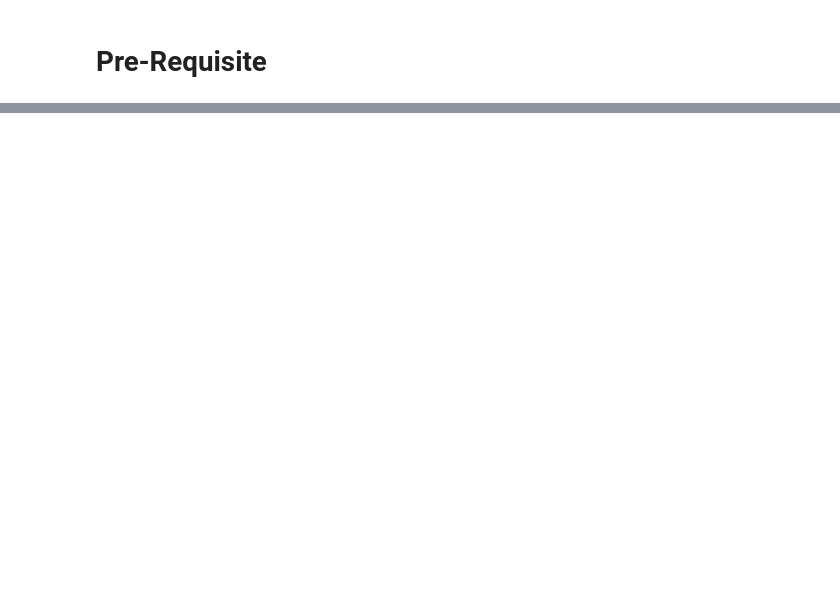
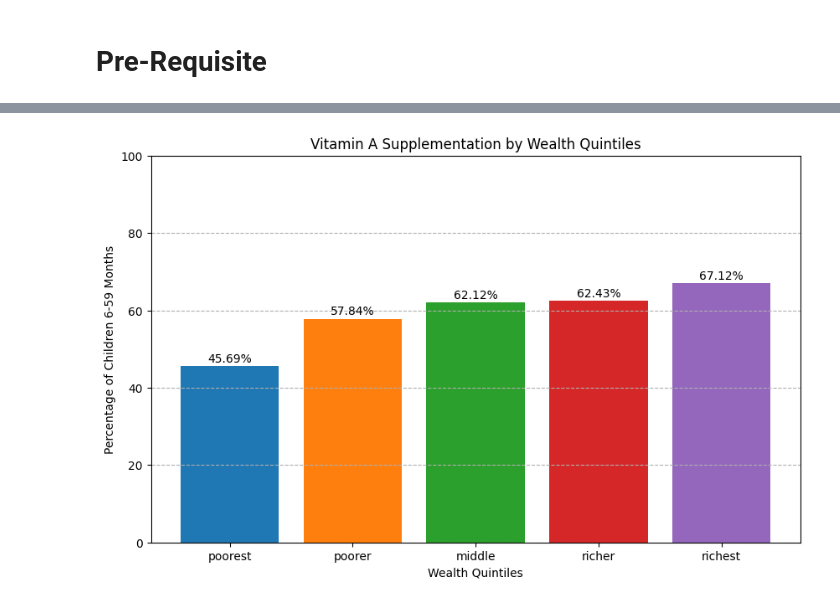
Before and after one commit to ShabibSaleh/DPAM-Nutrition, a Jupyter notebook: DPAM_Nutrition.ipynb, the cells around one changed output, grey strips where cells are left out. Saved outputs shown, nothing was run; the diff lists cells and outputs as text; code cells hidden in the pictures; blank space fills up the shorter version.

```diff
--- a/DPAM_Nutrition.ipynb
+++ b/DPAM_Nutrition.ipynb
@@ -131,15 +4,0 @@ memory usage: 1.2 MB
-# %%
-import matplotlib.pyplot as plt
-import seaborn as sns
-
-# Set the style of seaborn
-sns.set(style="whitegrid")
-
-# Plotting the relationship between median_income and median_house_value
-plt.figure(figsize=(10, 6))
-sns.scatterplot(data=housing_data, x='median_income', y='median_house_value', alpha=0.5)
-
-plt.title('Relationship Between Median Income and Median House Value', fontsize=16)
-plt.xlabel('Median Income (tens of thousands of dollars)', fontsize=12)
-plt.ylabel('Median House Value ($)', fontsize=12)
-plt.show()
@@ -168,0 +5,65 @@ plt.show()
+# %%
+import pandas as pd
+import numpy as np
+import matplotlib.pyplot as plt
+from statsmodels.stats.proportion import proportion_confint
+
+# Load the data
+file_path = 'sample_data/VitA.csv'
+data = pd.read_csv(file_path)
+
+# Data Cleaning
+data_cleaned = data.rename(columns=lambda x: x.strip().replace(" ", "_").lower())
+columns_to_drop = data_cleaned.columns[data_cleaned.isnull().sum() > (0.5 * len(data_cleaned))]
+data_cleaned = data_cleaned.drop(columns=columns_to_drop)
+data_cleaned.drop_duplicates(inplace=True)
+categorical_cols = data_cleaned.select_dtypes(include=['object']).columns
+data_cleaned[categorical_cols] = data_cleaned[categorical_cols].astype('category')
+
+# Analysis
+# Filter data for children aged 6-59 months
+age_filtered_data = data_cleaned[(data_cleaned['current_age_of_child'] >= 6) & (data_cleaned['current_age_of_child'] <= 59) & (data_cleaned['whether_child_was_alive_or_dead_at_the_time_of_interview'] == 'yes')]
+
+# Calculate percentages by wealth quintiles
+wealth_quintiles = ['poorest', 'poorer', 'middle', 'richer', 'richest']
+percentages = []
+
+for quintile in wealth_quintiles:
+    quintile_data = age_filtered_data[age_filtered_data['wealth'] == quintile]
+    quintile_numerator = quintile_data[quintile_data['received_a_vitamin_a_dose_in_form_of_an_ampoule,_a_capsule_or_syrup_in_last_6_months'] == 'yes'].shape[0]
+    quintile_denominator = quintile_data.shape[0]
+    quintile_percentage = (quintile_numerator / quintile_denominator) * 100 if quintile_denominator > 0 else 0
+    percentages.append(quintile_percentage)
+
+# Plotting
+plt.figure(figsize=(10, 6))
+plt.bar(wealth_quintiles, percentages, color=['#1f77b4', '#ff7f0e', '#2ca02c', '#d62728', '#9467bd'])
+plt.title('Vitamin A Supplementation by Wealth Quintiles')
+plt.xlabel('Wealth Quintiles')
+plt.ylabel('Percentage of Children 6-59 Months')
+plt.ylim(0, 100)
+plt.grid(axis='y', linestyle='--')
+for i, v in enumerate(percentages):
+    plt.text(i, v + 1, f"{v:.2f}%", ha='center')
+plt.show()
+
+# Calculating Point Estimates, Confidence Intervals, and Weighted Sample Sizes
+def calculate_weighted_sample_size(data):
+    return np.sum(data['sample_weight'])**2 / np.sum(data['sample_weight']**2)
+
+results = {}
+for label, dataset in [('National', age_filtered_data), ('Wealth Quintile 1 - Poorest', age_filtered_data[age_filtered_data['wealth'] == 'poorest']), ('Wealth Quintile 5 - Richest', age_filtered_data[age_filtered_data['wealth'] == 'richest'])]:
+    numerator = dataset[dataset['received_a_vitamin_a_dose_in_form_of_an_ampoule,_a_capsule_or_syrup_in_last_6_months'] == 'yes']
+    point_estimate = (numerator['sample_weight'].sum() / dataset['sample_weight'].sum()) * 100
+    lower, upper = proportion_confint(count=numerator['sample_weight'].sum(), nobs=dataset['sample_weight'].sum(), alpha=0.05, method='wilson')
+    weighted_sample_size = calculate_weighted_sample_size(dataset)
+    results[label] = {
+        'Point Estimate (%)': point_estimate,
+        '95% CI Lower Limit': lower * 100,
+        '95% CI Upper Limit': upper * 100,
+        'Weighted Sample Size': weighted_sample_size
+    }
+
+print(results)
+# %% [output]
+[figure, added]
```
Also changed, not shown: parts of 13 cells of this notebook.
